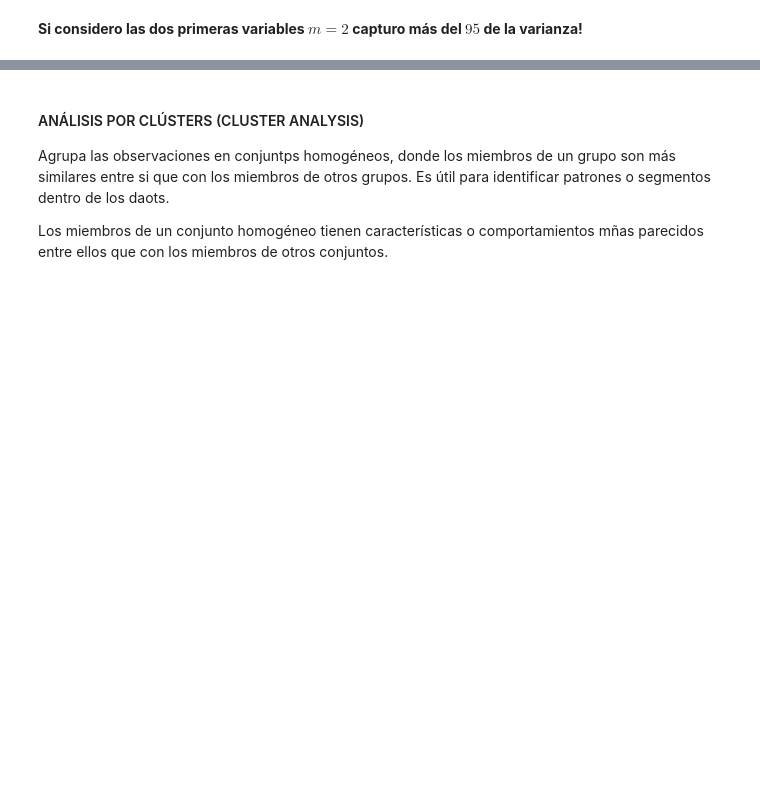
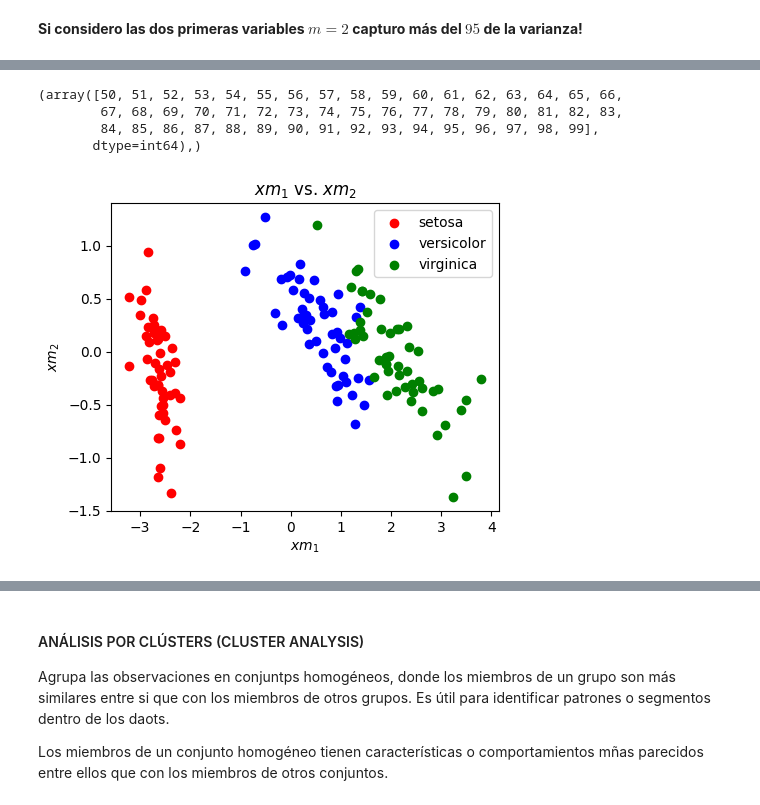
Before and after one commit to JhonZafra/Statistic_Concepts, a Jupyter notebook: SemanaX/AnálisisMultivariable.ipynb, the cells around one changed output, grey strips where cells are left out. Cells and saved outputs as stored; diff of their text form; code cells hidden in the pictures; blank space fills up the shorter version.

```diff
--- a/SemanaX/AnálisisMultivariable.ipynb
+++ b/SemanaX/AnálisisMultivariable.ipynb
@@ -355,0 +410,22 @@ plt.show()
+# %%
+np.where( y==1 )
+# %% [output]
+(array([50, 51, 52, 53, 54, 55, 56, 57, 58, 59, 60, 61, 62, 63, 64, 65, 66,
+        67, 68, 69, 70, 71, 72, 73, 74, 75, 76, 77, 78, 79, 80, 81, 82, 83,
+        84, 85, 86, 87, 88, 89, 90, 91, 92, 93, 94, 95, 96, 97, 98, 99],
+       dtype=int64),)
+# %%
+plt.figure( figsize= (5,4) )
+plt.scatter(x_m [np.where( y==0 )[0], 0], x_m[np.where( y==0 )[0], 1],
+            color = 'red', label= names[0])
+plt.scatter(x_m [np.where( y==1 )[0], 0], x_m[np.where( y==1 )[0], 1],
+            color = 'blue', label= names[1])
+plt.scatter(x_m [np.where( y==2 )[0], 0], x_m[np.where( y==2 )[0], 1],
+            color = 'green', label= names[2])
+plt.title('$xm_1$ vs. $xm_2$')
+plt.xlabel('$xm_1$')
+plt.ylabel('$xm_2$')
+plt.legend()
+plt.show()
+# %% [output]
+[figure, added]
```
Also changed, not shown: parts of 14 cells of this notebook.
